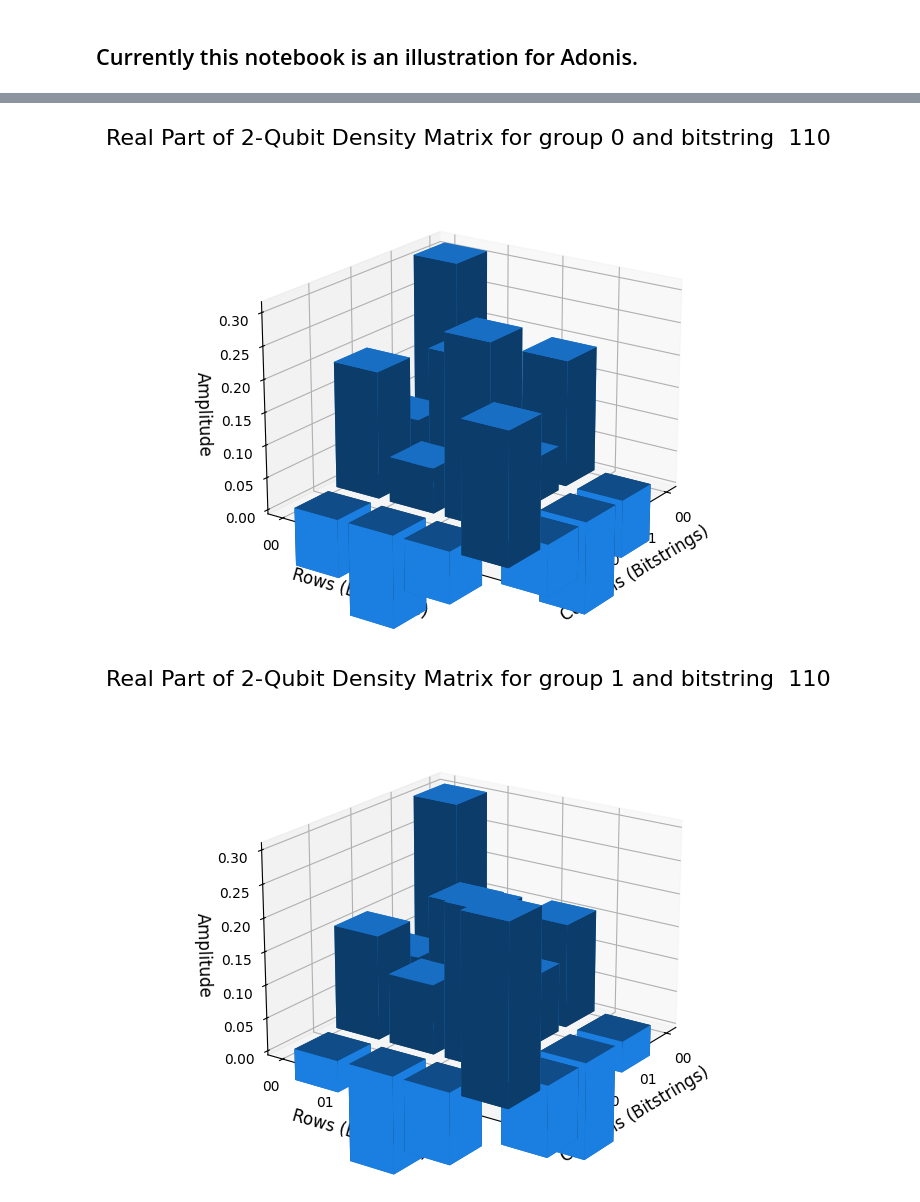
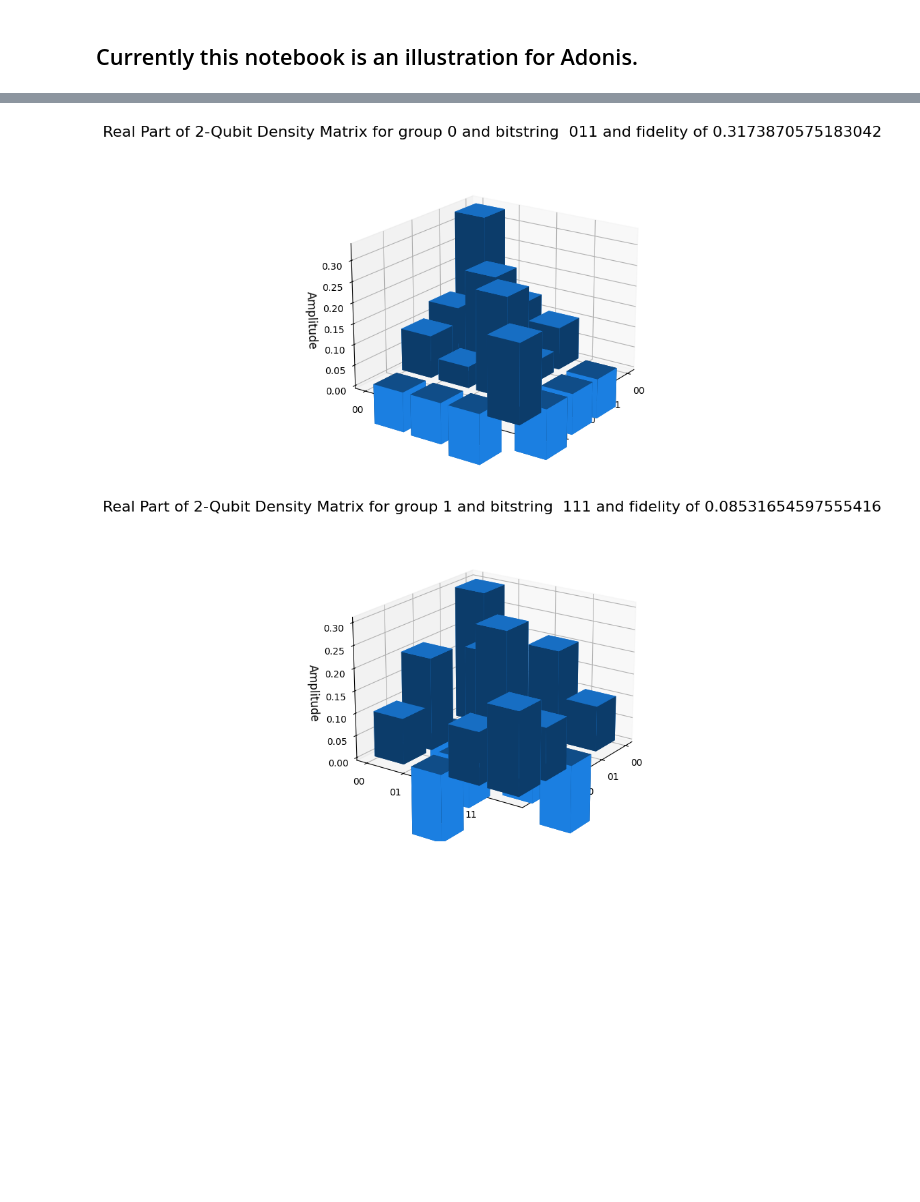
Before and after one commit to iqm-finland/iqm-benchmarks, a Jupyter notebook: examples/example_adonis_graph_state.ipynb, the cells around one changed output, grey strips where cells are left out. Saved outputs shown, nothing was run; the diff lists cells and outputs as text; code cells hidden in the pictures; blank space fills up the shorter version.

Commit message:
added tomography analysis and generalised functions

```diff
--- a/examples/example_adonis_graph_state.ipynb
+++ b/examples/example_adonis_graph_state.ipynb
@@ -75,10 +147,11 @@ for circs in qc_list:
 # %%
+neighbour_qubits = 3
 neigbour_bit_strings = [' ' + format(x, '0'+str(neighbour_qubits)+'b') for x in range(2**neighbour_qubits)] # list of strings of the remaining 3 neighbouring qubits
 counts_bit = [] ## counts of the edge of interest in the graph for all possible combination of the neighbouring qubits
 
 for ibit in neigbour_bit_strings:
     counts_group = []
-    for iu in range(len(groups)):
+    for iu in range(num_iterations):
         counts_per_batch = []
         for iq in range(len(counts_list[iu])):
             counts_new = {}
@@ -103,14 +176,14 @@ for idx, ibit in enumerate(neigbour_bit_strings):
     rho_shadows_all_bits.append(rho_shadows)
 # %%
 ## compute the 2 qubit negativity for each of the neighbour bitstrings and groups
-neg = [[np.abs(get_negativity(rho_shadows_all_bits[bits][isys], 1, 1)) for bits in range(2**neighbour_qubits)] for isys in range(num_group)]
+neg = [[np.abs(get_negativity(rho_shadows_all_bits[bits][isys], 1, 1)) for bits in range(2**neighbour_qubits)] for isys in range(num_iterations)]
 neg_per_edge = [max(x) for x in neg]
 get_index = [x.index(max(x)) for x in neg]
-max_neg_dm = [rho_shadows_all_bits[get_index[x]][x] for x in range(num_group)]
+max_neg_dm = [rho_shadows_all_bits[get_index[x]][x] for x in range(num_iterations)]
 
 ## plot negativity
-plt.scatter(list(range(num_group)), neg_per_edge)
-plt.xticks(list(range(num_group)), sub_system, fontsize=12, rotation=90)
+plt.scatter(list(range(num_iterations)), neg_per_edge)
+plt.xticks(list(range(num_iterations)), run_iterations, fontsize=12, rotation=90)
 plt.ylabel('Negativity')
 plt.xlabel('Edges')
 # %% [output]
@@ -118,0 +192,25 @@ Text(0.5, 0, 'Edges')
+# %%
+## construct ideal rdms after the neighbouring strings have been measured
+from qiskit.quantum_info import *
+proj = np.zeros((3, 2, 2), dtype=complex)
+proj[0, :, :] = np.array([[1, 0], [0, 0]])
+proj[1, :, :] = np.array([[0, 0], [0, 1]])
+proj[2, :, :] = np.array([[1, 0], [0, 1]])
+neigbour_bit_strings = [' ' + format(x, '0'+str(neighbour_qubits)+'b') for x in range(2**neighbour_qubits)]
+
+reduced_dm_list = []
+for iq in range(num_iterations):
+    projection = 1
+    for bits in range(num_qubits):
+        if (bits in projected_nodes[iq]):
+            bit_index = list(projected_nodes[iq]).index(bits)
+            bit_string = neigbour_bit_strings[get_index[iq]]
+            ind = int(bit_string[::-1][bit_index])
+            projection = np.kron(projection, proj[ind])
+
+        else:
+            projection = np.kron(projection, proj[2])
+    # projection /= np.trace(projection)
+    post_selcted_dm = rho_graph@projection
+    post_selcted_dm /= np.trace(post_selcted_dm)
+    reduced_dm_list.append(np.array(partial_trace(post_selcted_dm, list(projected_nodes[iq]))))
@@ -135,36 +243,37 @@ def plot_tomography(matrix, title, color):
 
     # Bar dimensions
     dx = dy = 0.8
 
     # Create the figure
     fig = plt.figure(figsize=(8, 6))
     ax = fig.add_subplot(111, projection='3d')
 
     # Plot the bars
     ax.bar3d(xpos, ypos, zpos, dx, dy, heights, shade=True, color=color)
 
     # Set axis labels with bitstrings
     ax.set_xticks(np.arange(n))
     ax.set_yticks(np.arange(n))
     ax.set_xticklabels(bitstrings, fontsize=10)
     ax.set_yticklabels(bitstrings, fontsize=10)
 
     # Add title and axis labels
     ax.set_title(title, fontsize=16, pad=20)
-    ax.set_xlabel("Columns (Bitstrings)", fontsize=12)
-    ax.set_ylabel("Rows (Bitstrings)", fontsize=12)
     ax.set_zlabel("Amplitude", fontsize=12)
 
     # Set the view angle for better visualization
     ax.view_init(elev=20, azim=35)
 
     # Show the plot
     plt.tight_layout()
     plt.show()
 
+
 # Plot the real part in blue
-for iq in range(num_group):
-    plot_tomography(np.real(max_neg_dm[iq]), f"Real Part of 2-Qubit Density Matrix for group {iq} and bitstring {neigbour_bit_strings[get_index[iq]]}", color="dodgerblue")
+for iq in range(num_iterations):
+    fid = np.trace(max_neg_dm[iq] @ np.array(reduced_dm_list[iq]))
+    plot_tomography(np.real(max_neg_dm[iq]), f"Real Part of 2-Qubit Density Matrix for group {iq} and bitstring {neigbour_bit_strings[get_index[iq]]} and fidelity of {np.real(fid)}", color="dodgerblue")
+    # plot_tomography(np.real(reduced_dm_list[iq]), f"Ideal Real Part of 2-Qubit Density Matrix for group {iq} and bitstring {neigbour_bit_strings[get_index[iq]]}", color="red")
 # %% [output]
-[figure, old version]
+[figure, new version]
-[figure, old version]
+[figure, new version]
```
Also changed, not shown: parts of 13 cells of this notebook.
